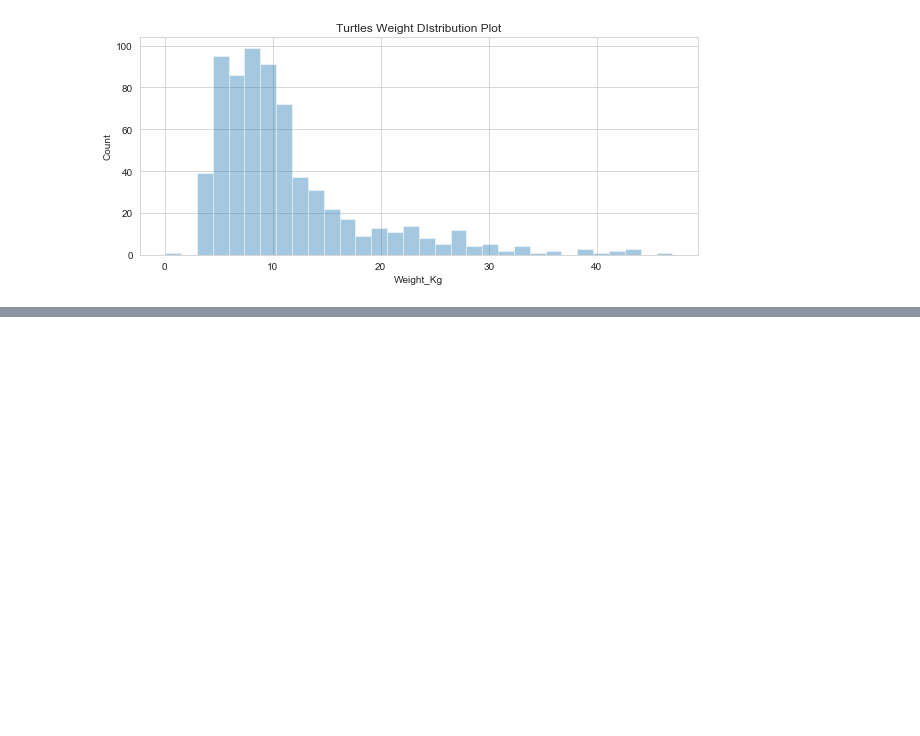
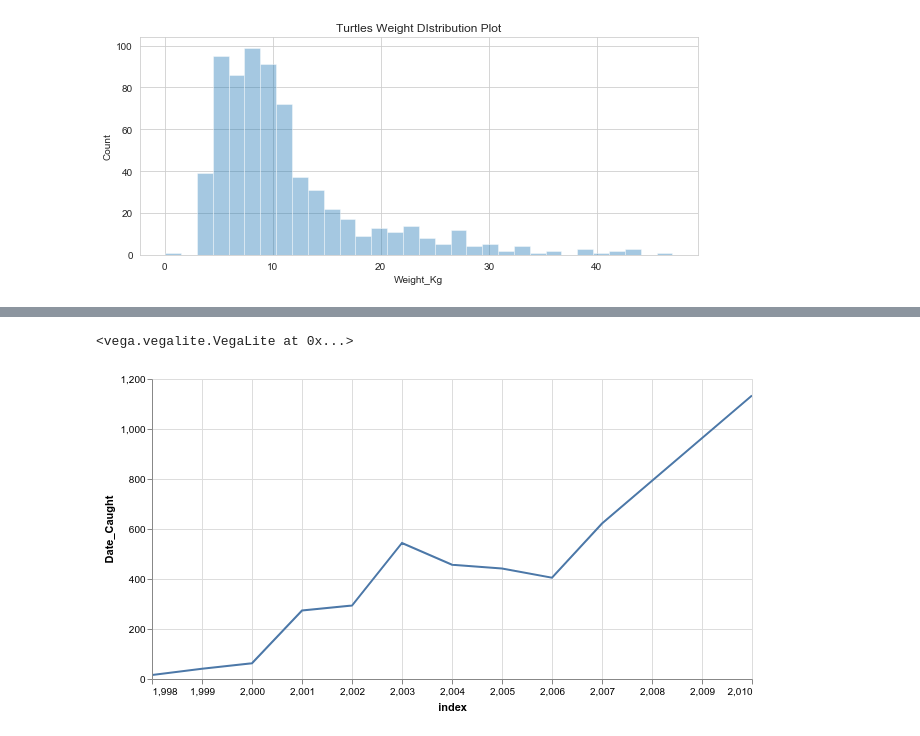
Before and after one commit to nyawanga/sea_turtles_rescue, a Jupyter notebook: Sea Turtle Rescue.ipynb, the cells around one changed output, grey strips where cells are left out. Cells and saved outputs as stored; diff of their text form; code cells hidden in the pictures; blank space fills up the shorter version.

```diff
--- a/Sea Turtle Rescue.ipynb
+++ b/Sea Turtle Rescue.ipynb
@@ -307,0 +401,12 @@ plt.show()
+# %%
+yearly2 = yearly.iloc[::].reset_index()
+
+yearly2
+alt.Chart(yearly2).mark_line().encode(
+alt.X('index'),
+alt.Y('Date_Caught'),
+tooltip=['index', 'Date_Caught']
+).interactive().properties(width = 600)
+# %% [output]
+<vega.vegalite.VegaLite at 0x...>
+[figure, added]
```
Also changed, not shown: parts of 10 cells of this notebook.
